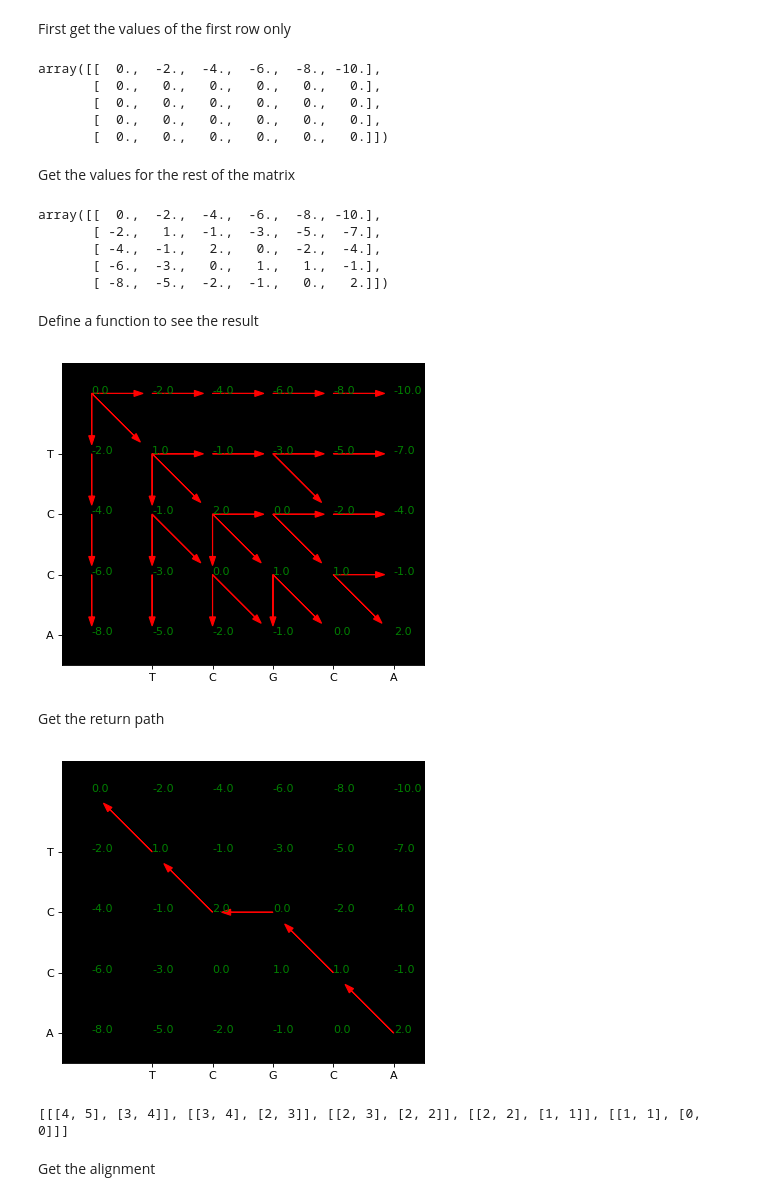
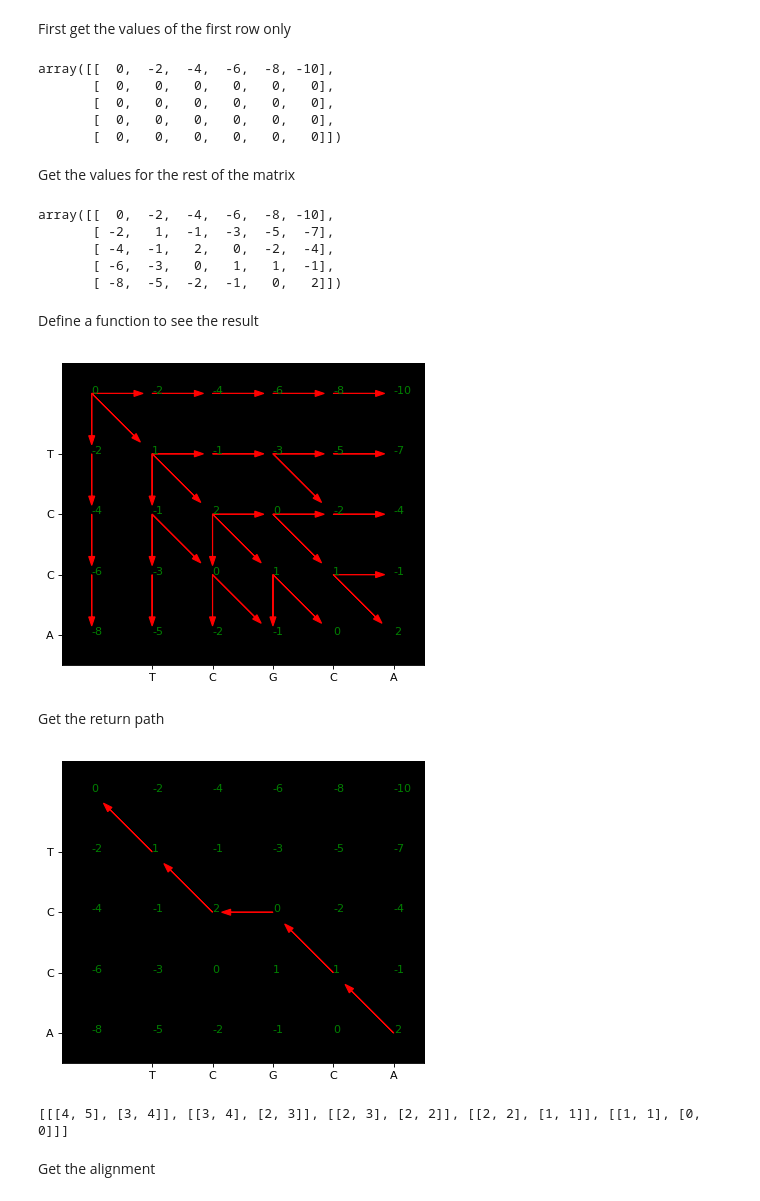
Before and after one commit to bsaldivaremc2/bioinformatics, a Jupyter notebook: bioinformatics - global alignment.ipynb, the cells around one changed output. Drawn from its saved outputs; the diff is of its cells as text; code cells hidden in the pictures.

```diff
--- a/bioinformatics - global alignment.ipynb
+++ b/bioinformatics - global alignment.ipynb
@@ -82,7 +84,7 @@ graph=[]
 
 seq1 = "9TCCA"
 seq2 = "8TCGCA"
-score_matrix = np.zeros((len(seq1),len(seq2)))
+score_matrix = np.zeros((len(seq1),len(seq2))).astype(int)
 # %% [markdown]
 First get the values of the first row only
 # %%
@@ -91,11 +93,11 @@ for _ in range(1,len(seq2)):
     get_val(seq1,seq2,pos1=0,pos2=_,score_matrix=score_matrix,graph=graph)
 score_matrix
 # %% [output]
-array([[  0.,  -2.,  -4.,  -6.,  -8., -10.],
-       [  0.,   0.,   0.,   0.,   0.,   0.],
-       [  0.,   0.,   0.,   0.,   0.,   0.],
-       [  0.,   0.,   0.,   0.,   0.,   0.],
-       [  0.,   0.,   0.,   0.,   0.,   0.]])
+array([[  0,  -2,  -4,  -6,  -8, -10],
+       [  0,   0,   0,   0,   0,   0],
+       [  0,   0,   0,   0,   0,   0],
+       [  0,   0,   0,   0,   0,   0],
+       [  0,   0,   0,   0,   0,   0]])
 # %% [markdown]
 Get the values for the rest of the matrix
 # %%
@@ -104,11 +106,11 @@ for row in range(1,len(seq1)):
         get_val(seq1,seq2,pos1=row,pos2=col,score_matrix=score_matrix,graph=graph)
 score_matrix
 # %% [output]
-array([[  0.,  -2.,  -4.,  -6.,  -8., -10.],
-       [ -2.,   1.,  -1.,  -3.,  -5.,  -7.],
-       [ -4.,  -1.,   2.,   0.,  -2.,  -4.],
-       [ -6.,  -3.,   0.,   1.,   1.,  -1.],
-       [ -8.,  -5.,  -2.,  -1.,   0.,   2.]])
+array([[  0,  -2,  -4,  -6,  -8, -10],
+       [ -2,   1,  -1,  -3,  -5,  -7],
+       [ -4,  -1,   2,   0,  -2,  -4],
+       [ -6,  -3,   0,   1,   1,  -1],
+       [ -8,  -5,  -2,  -1,   0,   2]])
 # %% [markdown]
 Define a function to see the result
 # %%
@@ -135,31 +137,33 @@ def plot_matrix(iseq1,iseq2,iscore_matrix,igraph,arrow_margin = 0.2,fig_constant
 
 plot_matrix(seq1,seq2,score_matrix,graph,arrow_margin = 0.3,fig_constant=1,dpi=80)
 # %% [output]
-[figure, old version]
+[figure, new version]
 # %% [markdown]
 Get the return path
 # %%
+def get_return_path(iscore_matrix,igraph,max_iters=1000):
+    last_point = [iscore_matrix.shape[0]-1,iscore_matrix.shape[1]-1]
+    way_back = []
+    iterx = 0
+    while True :
+        for pair in igraph:
+            origin,dest = pair
+            if dest == last_point:
+                way_back.append([dest,origin])
+                last_point = origin
+        iterx+=1
+        if (iterx==max_iters) or (last_point == [0,0]):
+            break
+    return way_back[:]
 
-last_point = [score_matrix.shape[0]-1,score_matrix.shape[1]-1]
-way_back = []
-iterx = 0
-while True :
-    for pair in graph:
-        origin,dest = pair
-        if dest == last_point:
-            way_back.append([dest,origin])
-            last_point = origin
-    iterx+=1
-    if (iterx==10) or (last_point == [0,0]):
-        break
-
+way_back = get_return_path(score_matrix,graph,max_iters=1000)
 #Visualize
 plot_matrix(seq1,seq2,score_matrix,way_back,arrow_margin = 0.3,fig_constant=1,dpi=80)
 
 #See the nodes:
 print(way_back)
 # %% [output]
-[figure, old version]
+[figure, new version]
 [[[4, 5], [3, 4]], [[3, 4], [2, 3]], [[2, 3], [2, 2]], [[2, 2], [1, 1]], [[1, 1], [0, 0]]]
 # %% [markdown]
 Get the alignment
```
Also changed, not shown: parts of 6 cells of this notebook.
